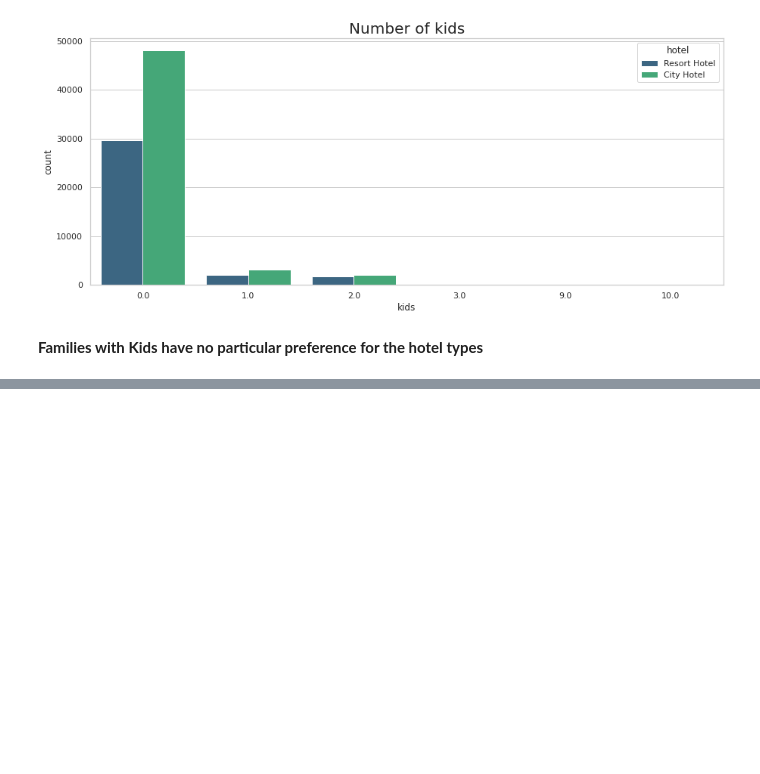
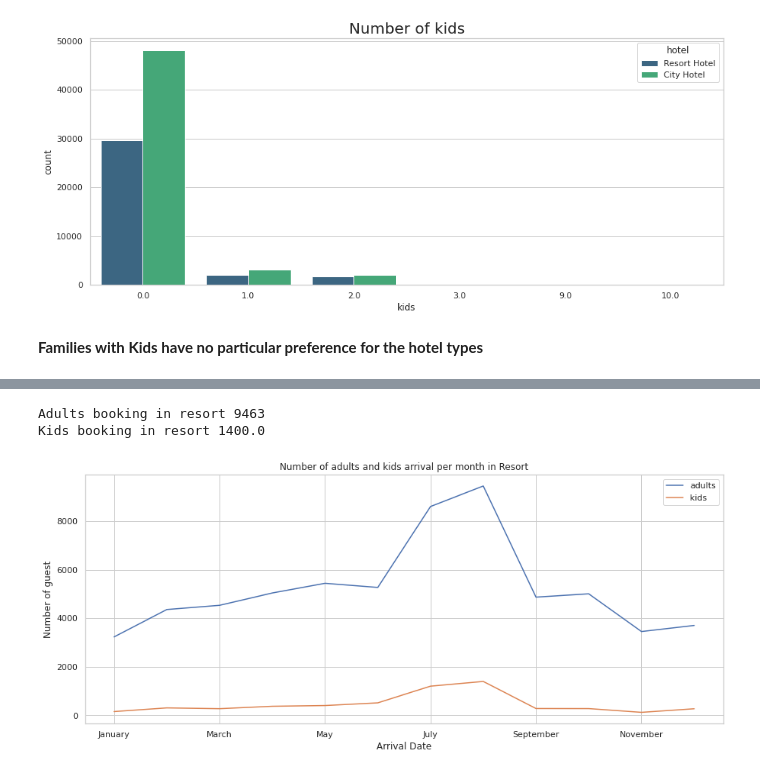
Before and after one commit to DSJibran/Hotel-Booking-EDA-Analysis, a Jupyter notebook: Hotel_Booking_Analysis.ipynb, the cells around one changed output, grey strips where cells are left out. Drawn from its saved outputs; the diff is of its cells as text; code cells hidden in the pictures; blank space fills up the shorter version.

```diff
--- a/Hotel_Booking_Analysis.ipynb
+++ b/Hotel_Booking_Analysis.ipynb
@@ -472,0 +625,4 @@ Text(0.5, 1.0, 'Number of kids')
+# %%
+#Total bookings
+total_bookings = df.groupby(['hotel','arrival_date_month'], sort = False)['adults','kids'].sum().reset_index()
+total_bookings
@@ -472,0 +648,10 @@ Text(0.5, 1.0, 'Number of kids')
+# %%
+# only Resort bookings
+
+resort = total_bookings.loc[(total_bookings["hotel"] == "Resort Hotel")]
+
+# sort arrival date month column by month wise
+
+resort['arrival_date_month'] = pd.Categorical(resort['arrival_date_month'], ['January', 'February', 'March', 'April', 'May', 'June', 'July', 'August', 'September', 'October', 'November', 'December']);
+resort.sort_values(by = 'arrival_date_month', inplace=True);
+resort
@@ -472,0 +682,12 @@ Text(0.5, 1.0, 'Number of kids')
+# %%
+print(f'Adults booking in resort ' + str(resort['adults'].max()))
+print(f'Kids booking in resort ' + str(resort['kids'].max()))
+# %% [output]
+Adults booking in resort 9463
+Kids booking in resort 1400.0
+# %%
+#Line plot for finding the number of adults and kids in Resort hotel
+
+resort.plot(x = 'arrival_date_month',y= ['adults','kids'],figsize=(15, 6), title = 'Number of adults and kids arrival per month in Resort', xlabel = 'Arrival Date', ylabel = 'Number of guest');
+# %% [output]
+[figure, added]
```
Also changed, not shown: parts of 14 cells of this notebook.
